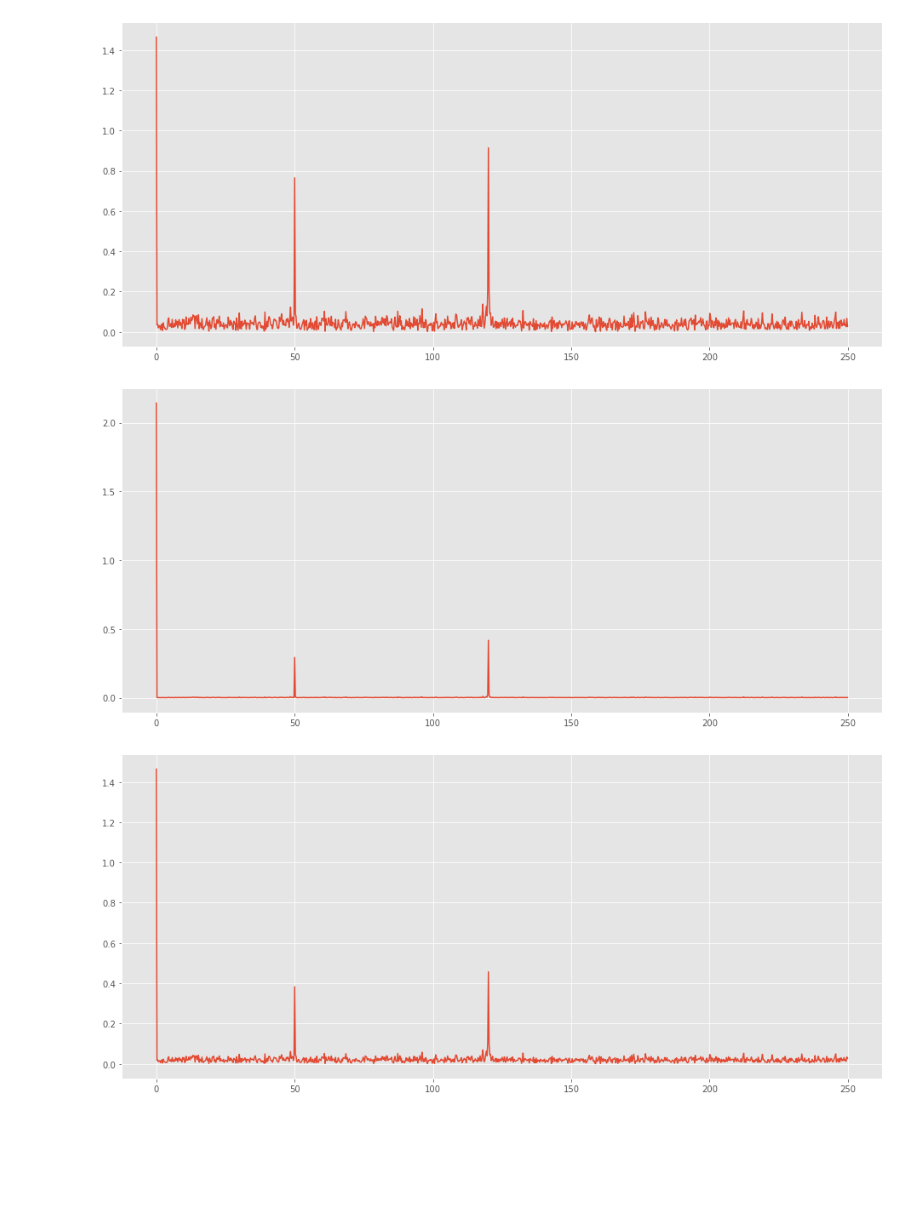
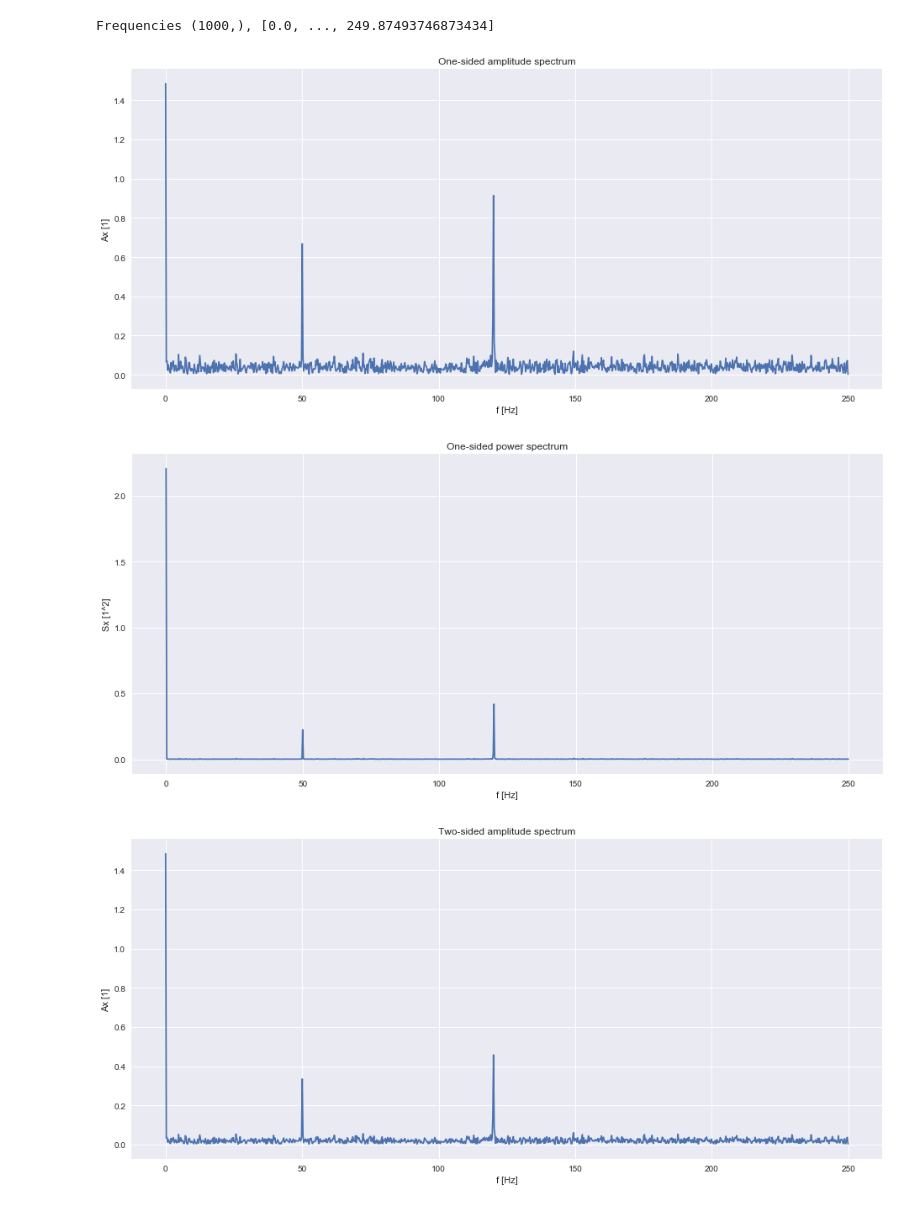
Before and after one commit to roksikonja/cs, a Jupyter notebook: fft.ipynb, the cells around one changed output. Cells and saved outputs as stored; diff of their text form; code cells hidden in the pictures; blank space fills up the shorter version.

```diff
--- a/fft.ipynb
+++ b/fft.ipynb
@@ -3,7 +3,6 @@ import numpy as np
 import matplotlib.pyplot as plt
 import matplotlib
 
-plt.style.use('ggplot')
 np.random.seed(0)
 # %%
 # Full signal
@@ -80,12 +83,13 @@ plt.figure(figsize=(16, 7))
 plt.plot(1000 * tt, xx, 1000 * ts[0:25], xs[0:25])
 plt.scatter(1000 * ts[0:25], xs[0:25], marker="x", c="tab:orange")
 plt.legend(["xx", "xs"])
-# plt.ylim([-7, 9])
+plt.title("Original and sampled signals")
+plt.ylabel("Ax [1]")
+plt.xlabel("t [s]")
 plt.show()
 
 # Discrete Fourier Transform
-Xs = np.fft.fft(xs / N  # [X[0], X[1], ..., X[N-1]]
-
+Xs = np.fft.fft(xs / N)  # [X[0], X[1], ..., X[N-1]]
 ks = ns  # Frequency indices
 
 # freqs = fs / N * ks  # Frequencies in range [0, fs]
@@ -135,22 +148,30 @@ Parseval's Theorem: mean(|xs|^2) = sum(Ss), 3.896135523730899 = 3.8961355237309
 # %%
 # One-sided
 freqs_one = freqs[0:int(N/2 + 1)]
+print("Frequencies {}, [{}, ..., {}]".format(str(freqs_one.shape), freqs_one[0], freqs_one[-1]))
 
 As_one = As[0:int(N/2 + 1)].copy()
 Ss_one = np.square(np.abs(As_one).copy())
 As_one[1:-1] = 2 * As_one[1:-1]
 Ss_one[1:-1] = 2 * Ss_one[1:-1]
 
 plt.figure(figsize=(16, 7))
 plt.plot(freqs_one, As_one, label="As")
+plt.title("One-sided amplitude spectrum")
+plt.ylabel("Ax [1]")
+plt.xlabel("f [Hz]")
 plt.show()
 
 plt.figure(figsize=(16, 7))
 plt.plot(freqs_one, Ss_one, label="As")
+plt.title("One-sided power spectrum")
+plt.ylabel("Sx [1^2]")
+plt.xlabel("f [Hz]")
 plt.show()
 # %% [output]
+Frequencies (1000,), [0.0, ..., 249.87493746873434]
-[figure, old version]
+[figure, new version]
-[figure, old version]
+[figure, new version]
 # %%
 # Discrete Fourier Transform of Real Signal
 Xs = np.fft.rfft(xs) / N
@@ -161,6 +182,10 @@ As = np.abs(Xs)
 # Two-sided
 plt.figure(figsize=(16, 7))
 plt.plot(freqs, As, label="As")
+
+plt.title("Two-sided amplitude spectrum")
+plt.ylabel("Ax [1]")
+plt.xlabel("f [Hz]")
 plt.show()
 # %% [output]
-[figure, old version]
+[figure, new version]
```
Also changed, not shown: parts of 3 cells of this notebook, 4 other files.
